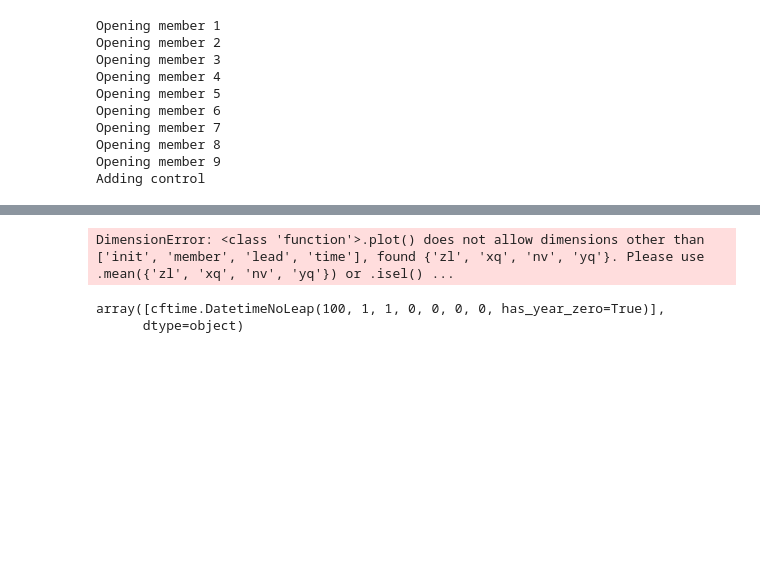
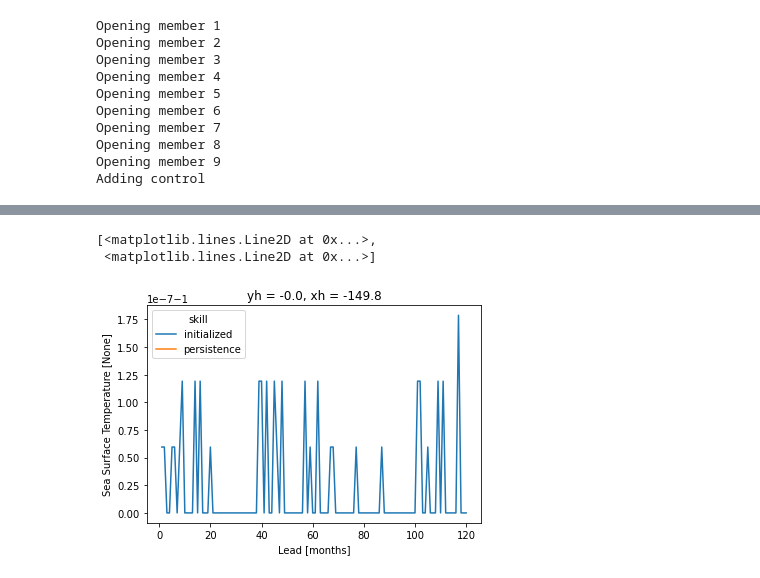
Before and after one commit to gmacgilchrist/esm4ppe_dev, a Jupyter notebook: notebooks/analysis/dev_climpred.ipynb, the cells around one changed output, grey strips where cells are left out. Cells and saved outputs as stored; diff of their text form; code cells hidden in the pictures; blank space fills up the shorter version.

```diff
--- a/notebooks/analysis/dev_climpred.ipynb
+++ b/notebooks/analysis/dev_climpred.ipynb
@@ -33,11 +79,8 @@ Opening member 9
 Adding control
 # %%
 init = cftime.DatetimeNoLeap(startyear,startmonth,1)
+# %%
+ensemblenow = ensemble['tos'].copy().sel(xh=-150,yh=0,method='nearest')
+controlnow = control['tos'].copy().sel(xh=-150,yh=0,method='nearest').chunk({'time':-1})
 # %%
-ensemblenow = ensemble.copy().sel(xh=-150,yh=0,method='nearest')
-ensemblenow = ensemblenow.rename({'time':'lead'}).assign_coords({'lead':np.arange(1,121,1)})
-ensemblenow = ensemblenow.expand_dims({'init':[init]})
-ensemblenow['lead'].attrs['units']='months'
-ensemblenow = ensemblenow.chunk({'member':-1,'lead':-1})
-ds = xr.Dataset()
-ds[variable]=ensemblenow[variable]
+ensemblenow = preprocess_climpred(ensemblenow)
@@ -91,2 +141,2 @@ history :
 # %%
-pm = cp.PerfectModelEnsemble(ensemblenow)
+pm = cp.PerfectModelEnsemble(ensemblenow).add_control(controlnow)
@@ -93,4 +187,6 @@ pm = cp.PerfectModelEnsemble(ensemblenow)
 # %%
-pm.plot()
+skill = pm.verify(
+    metric="acc",
+    comparison="m2e",
+    reference=["persistence"],
+)
-# %% [output]
-DimensionError: <class 'function'>.plot() does not allow dimensions other than ['init', 'member', 'lead', 'time'], found {'zl', 'xq', 'nv', 'yq'}. Please use .mean({'zl', 'xq', 'nv', 'yq'}) or .isel() ...
@@ -111,5 +193,6 @@ pm = cp.PerfectModelEnsemble(ds)
-# %%
-init
-# %% [output]
-array([cftime.DatetimeNoLeap(100, 1, 1, 0, 0, 0, 0, has_year_zero=True)],
-      dtype=object)
+# %%
+skill['tos'].plot(hue='skill')
+# %% [output]
+[<matplotlib.lines.Line2D at 0x...>,
+ <matplotlib.lines.Line2D at 0x...>]
+[figure, added]
```
Also changed, not shown: parts of 17 cells of this notebook, 19 other files.
